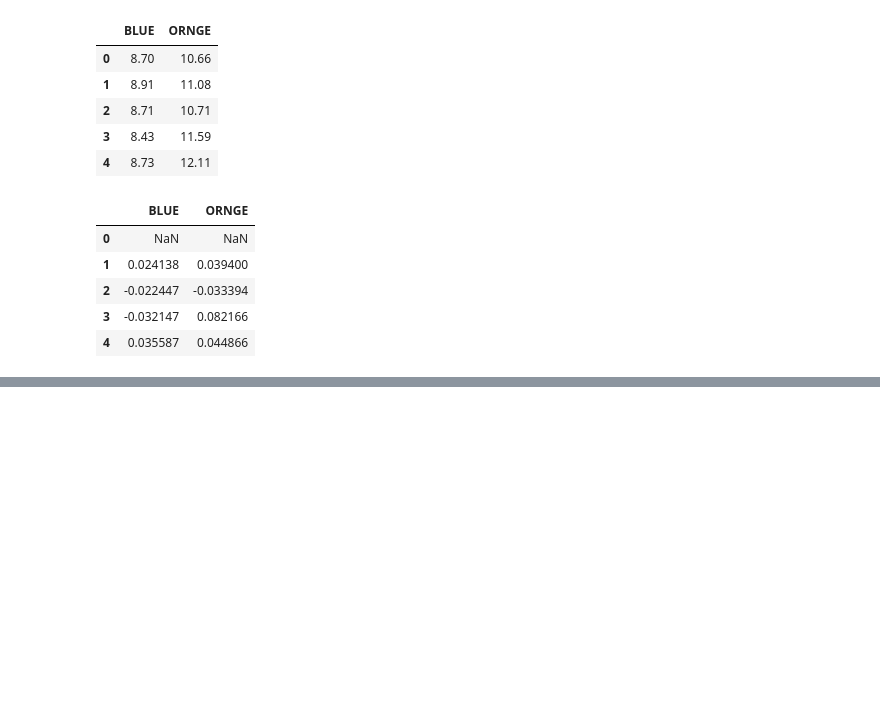
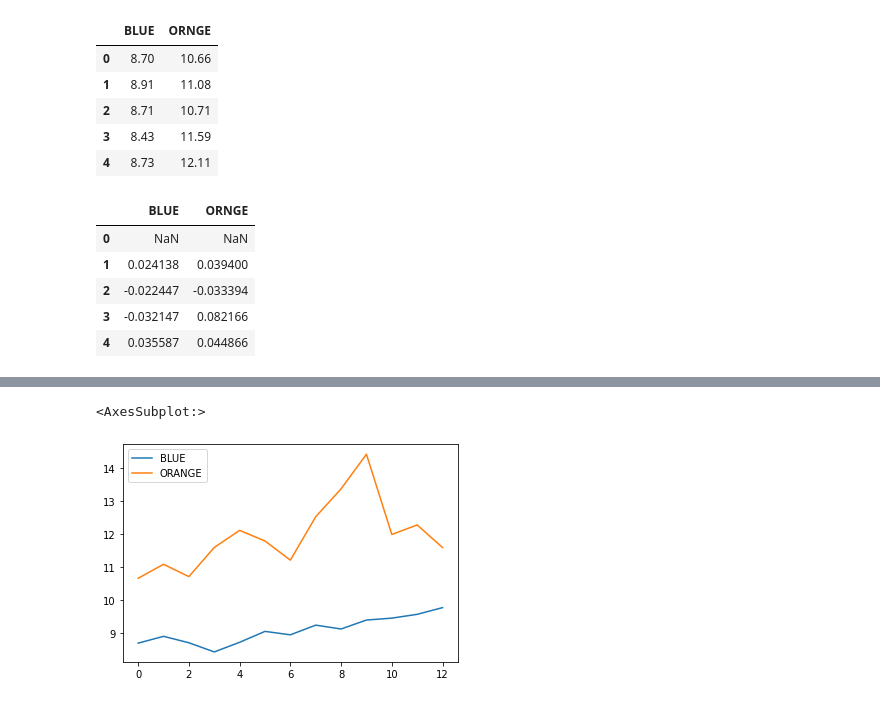
Before and after one commit to ididit4you/Investment-Management-with-Python, a Jupyter notebook: introduction/week_1/Fundamentals of returns.ipynb, the cells around one changed output, grey strips where cells are left out. Saved outputs shown, nothing was run; the diff lists cells and outputs as text; code cells hidden in the pictures; blank space fills up the shorter version.

```diff
--- a/introduction/week_1/Fundamentals of returns.ipynb
+++ b/introduction/week_1/Fundamentals of returns.ipynb
@@ -205,0 +225,7 @@ prices/prices.shift(1) - 1
+# %%
+from pathlib import Path
+data_path = Path().cwd().parents[1].joinpath('data')
+data_path
+
+prices = pd.read_csv(data_path.joinpath('sample_prices.csv'))
+prices
@@ -205,0 +265,5 @@ prices/prices.shift(1) - 1
+# %%
+prices.plot()
+# %% [output]
+<AxesSubplot:>
+[figure, added]
```
Also changed, not shown: parts of 16 cells of this notebook.
